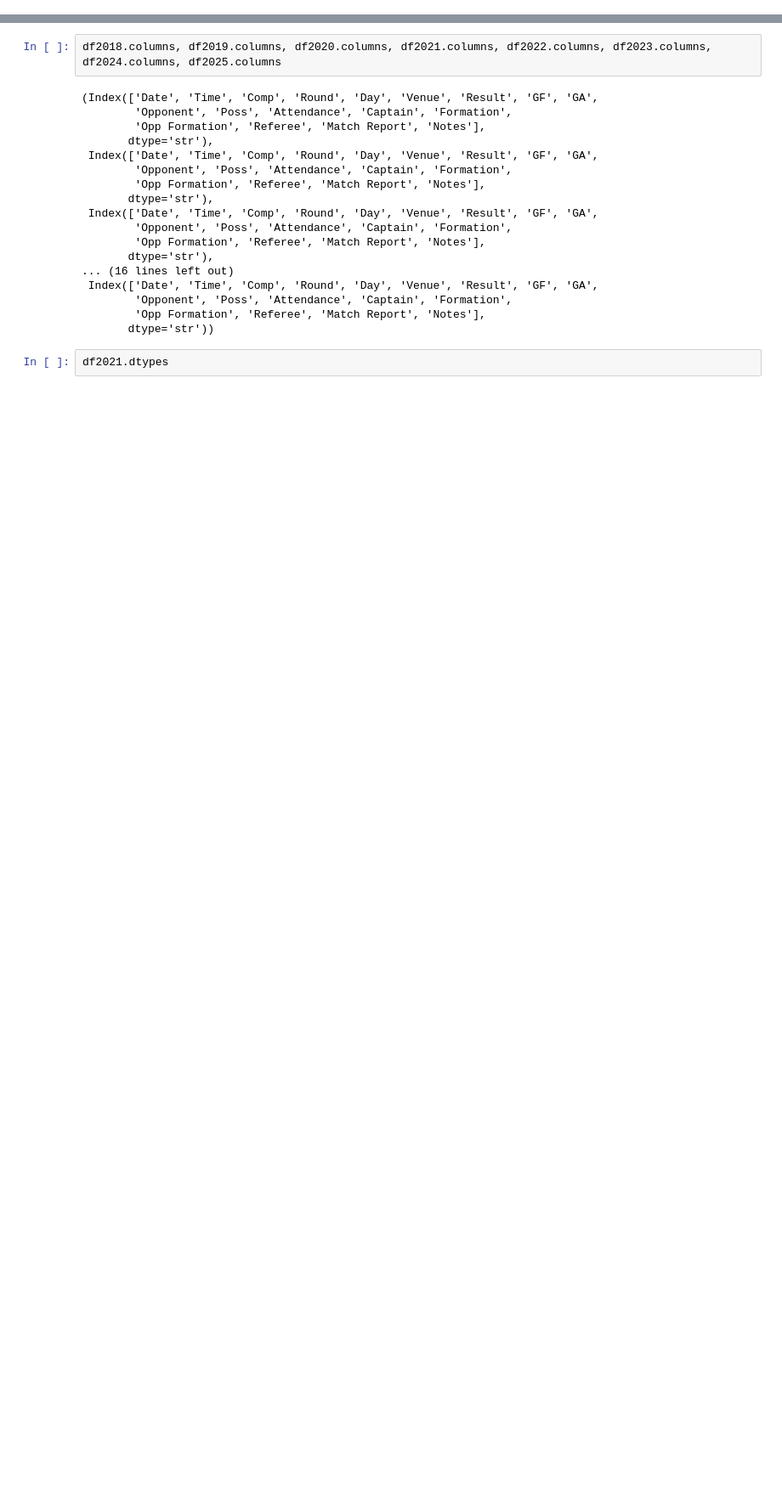
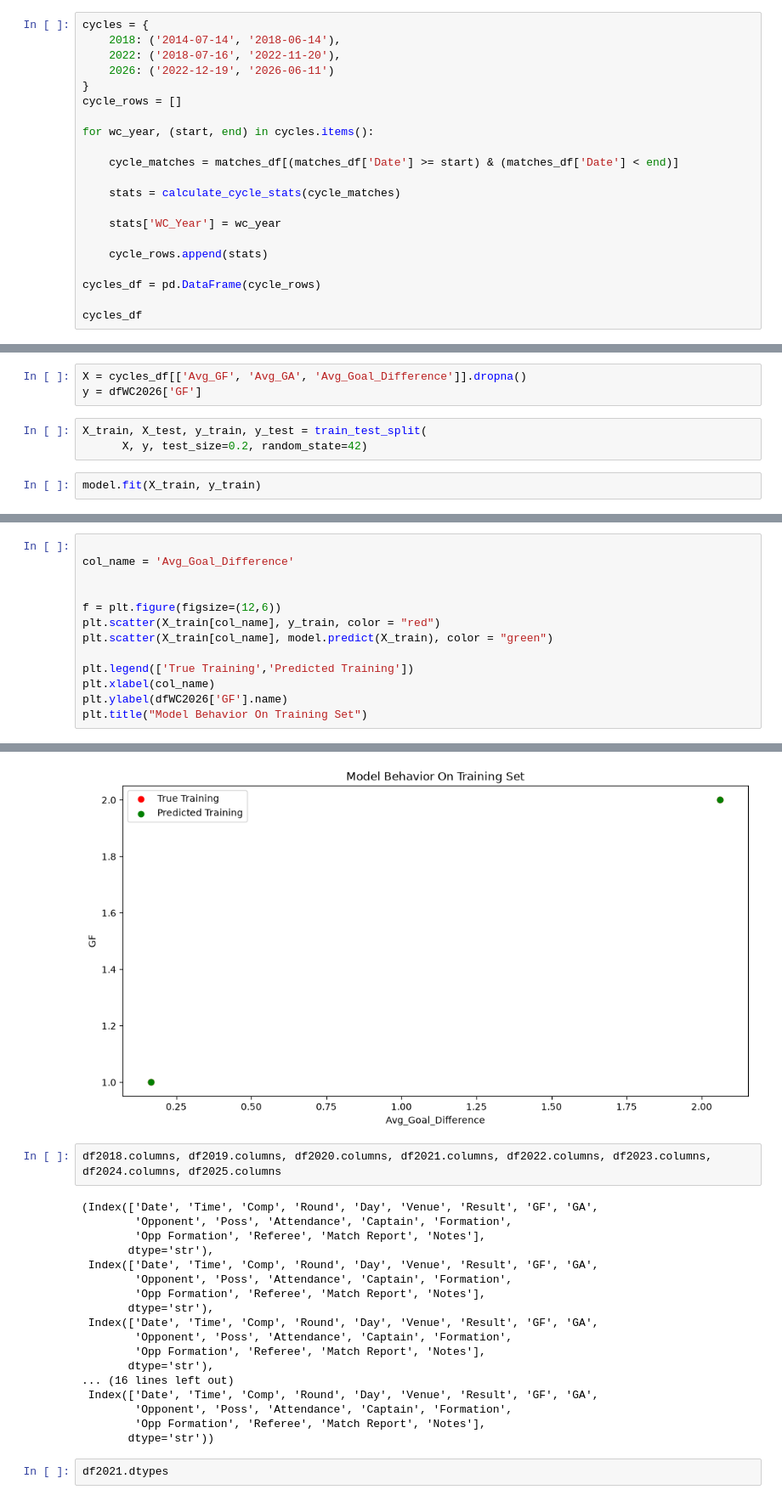
Before and after one commit to aalskdjfhg123/MDST-Sports-Soccer, a Jupyter notebook: germany/attempt2.ipynb, the cells around one changed output, grey strips where cells are left out. Shown at 85% size. Drawn from its saved outputs; the diff is of its cells as text; blank space fills up the shorter version.

```diff
--- a/germany/attempt2.ipynb
+++ b/germany/attempt2.ipynb
@@ -20,0 +133,21 @@ dfWC2026 = pd.read_csv('germany2026WC.csv')
+# %%
+cycles = {
+    2018: ('2014-07-14', '2018-06-14'),
+    2022: ('2018-07-16', '2022-11-20'),
+    2026: ('2022-12-19', '2026-06-11')
+}
+cycle_rows = []
+
+for wc_year, (start, end) in cycles.items():
+
+    cycle_matches = matches_df[(matches_df['Date'] >= start) & (matches_df['Date'] < end)]
+
+    stats = calculate_cycle_stats(cycle_matches)
+
+    stats['WC_Year'] = wc_year
+
+    cycle_rows.append(stats)
+
+cycles_df = pd.DataFrame(cycle_rows)
+
+cycles_df
@@ -20,0 +159,8 @@ dfWC2026 = pd.read_csv('germany2026WC.csv')
+# %%
+X = cycles_df[['Avg_GF', 'Avg_GA', 'Avg_Goal_Difference']].dropna()
+y = dfWC2026['GF']
+# %%
+X_train, X_test, y_train, y_test = train_test_split(
+      X, y, test_size=0.2, random_state=42)
+# %%
+model.fit(X_train, y_train)
@@ -20,0 +175,14 @@ dfWC2026 = pd.read_csv('germany2026WC.csv')
+# %%
+
+col_name = 'Avg_Goal_Difference'
+
+
+f = plt.figure(figsize=(12,6))
+plt.scatter(X_train[col_name], y_train, color = "red")
+plt.scatter(X_train[col_name], model.predict(X_train), color = "green")
+
+plt.legend(['True Training','Predicted Training'])
+plt.xlabel(col_name)
+plt.ylabel(dfWC2026['GF'].name)
+plt.title("Model Behavior On Training Set")
+# %% [output]
@@ -21,3 +190,4 @@ dfWC2026 = pd.read_csv('germany2026WC.csv')
+[figure, added]
 # %%
 df2018.columns, df2019.columns, df2020.columns, df2021.columns, df2022.columns, df2023.columns, df2024.columns, df2025.columns
 # %% [output]
```
Also changed, not shown: parts of 15 cells of this notebook, 4 other files.
